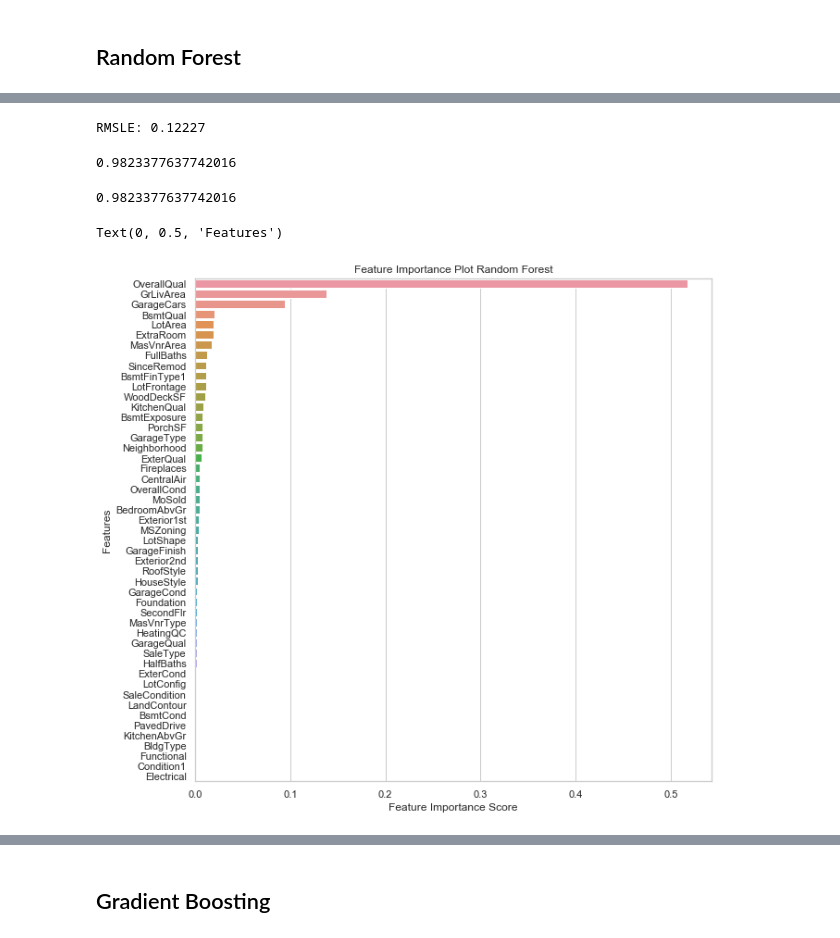
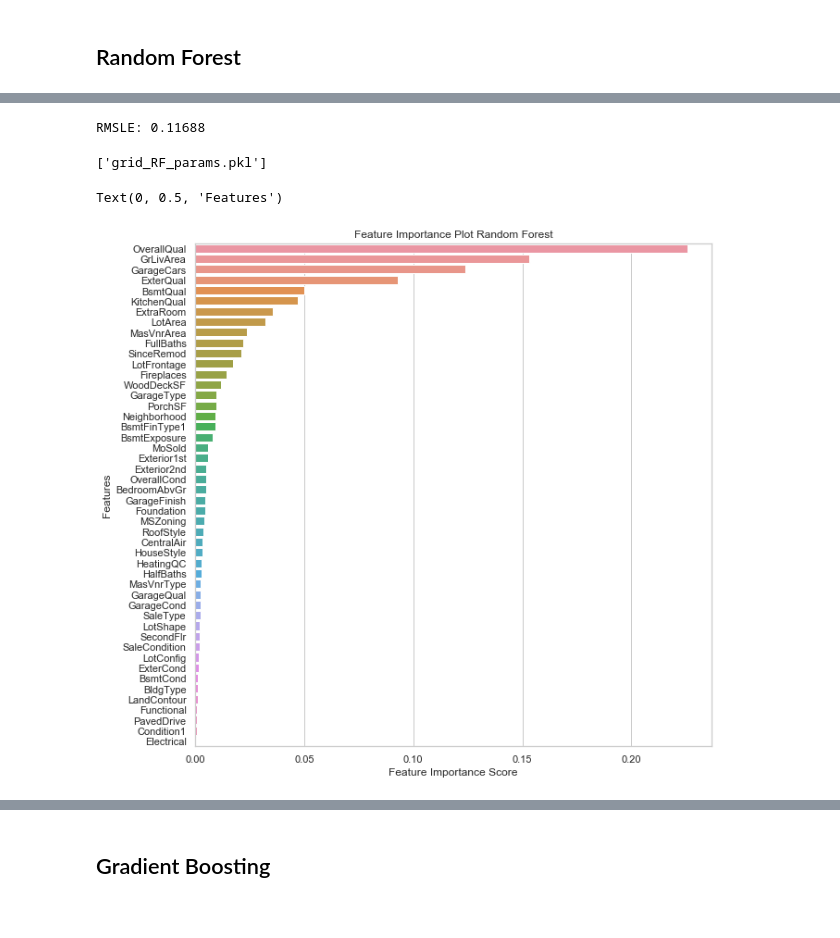
Before and after one commit to ryanhpark/HousingPricePrediction_ML, a Jupyter notebook: Ryan/3-2.Tree_Based_Models.ipynb, the cells around one changed output, grey strips where cells are left out. Cells and saved outputs as stored; diff of their text form; code cells hidden in the pictures.

Commit message:
Ryan - pickle params for model persistence

```diff
--- a/Ryan/3-2.Tree_Based_Models.ipynb
+++ b/Ryan/3-2.Tree_Based_Models.ipynb
@@ -48,8 +49,9 @@ X_train, X_test, y_train, y_test = train_test_split(X, Y, test_size = 0.2, rando
 # %%
 randomForest = RandomForestRegressor(random_state = 0)
 # %%
-grid_para_forest = {'n_estimators': range(200, 300, 10),
-                   'max_depth': [10,15,20,30,40,50]}
+grid_para_forest = {'n_estimators': [100,500,1000,2500,5000],
+                   'max_depth': [10,15,20,30,40,50],
+                   'max_features' : [5,7,15]}
 # %%
 grid_search_forest = GridSearchCV(randomForest,
                                   grid_para_forest,
@@ -75,30 +78,27 @@ RandomForestRegressor(bootstrap=True, ccp_alpha=0.0, criterion='mse',
                       random_state=0, verbose=0, warm_start=False)
 # %%
-bestmodel = grid_search_forest.best_estimator_
-pred = bestmodel.predict(X_test)
-RMSLE = np.sqrt(mean_squared_log_error(pred, y_test))
+bestmodel_rf = grid_search_forest.best_estimator_
+pred_rf = bestmodel_rf.predict(X_test)
+RMSLE = np.sqrt(mean_squared_log_error(pred_rf, y_test))
 print("RMSLE: " + str(round(RMSLE,5)))
 # %% [output]
-RMSLE: 0.12227
+RMSLE: 0.11688
-# %%
-grid_search_forest.score(X_train, y_train)
-# %% [output]
-0.9823377637742016
-# %%
-grid_search_forest.best_estimator_.score(X_train, y_train)
-# %% [output]
-0.9823377637742016
+# %%
+# pickle the parameter
+joblib.dump(bestmodel_rf, "grid_RF_params.pkl")
+# %% [output]
+['grid_RF_params.pkl']
 # %%
-sorted_importance = sorted(zip(X.columns, bestmodel.feature_importances_), key=lambda t:t[1], reverse=True)
+sorted_importance = sorted(zip(X.columns, bestmodel_rf.feature_importances_), key=lambda t:t[1], reverse=True)
 a, b = zip(*sorted_importance)
 plt.figure(figsize = (10,10))
 df = pd.DataFrame({'feature_name':a, 'importance_score':b})
 sns.barplot(data = df, x = 'importance_score', y= 'feature_name', orient = 'h');
 plt.title('Feature Importance Plot Random Forest')
 plt.xlabel('Feature Importance Score')
 plt.ylabel('Features')
 # %% [output]
 Text(0, 0.5, 'Features')
-[figure, old version]
+[figure, new version]
 # %%
 plt.figure(figsize=(8,8))
```
Also changed, not shown: parts of 20 cells of this notebook, 5 other files.
